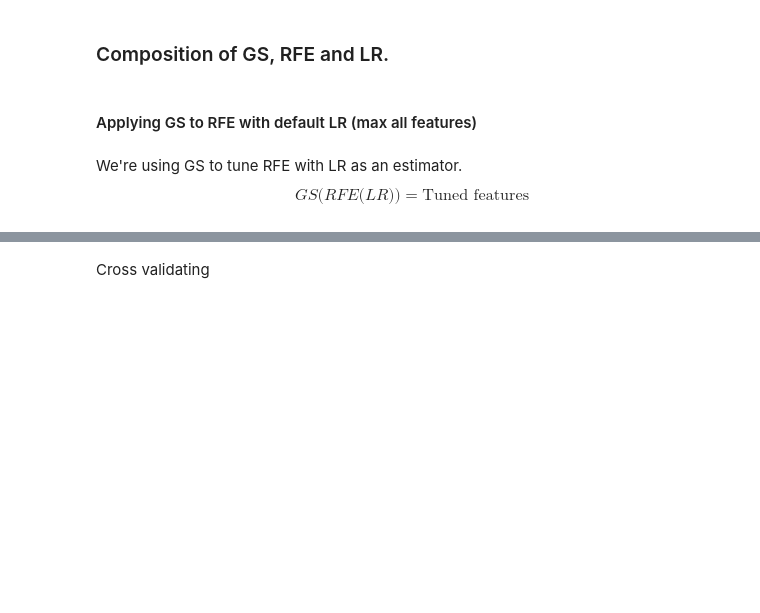
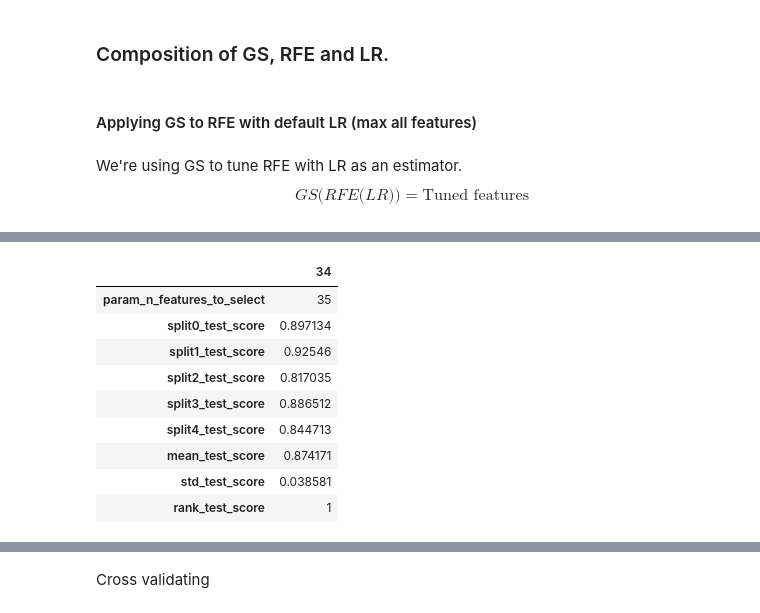
Before and after one commit to walthersy/NSW-house-price, a Jupyter notebook: Chris- Main Notebook.ipynb, the cells around one changed output, grey strips where cells are left out. Cells and saved outputs as stored; diff of their text form; code cells hidden in the pictures; blank space fills up the shorter version.

```diff
--- a/Chris- Main Notebook.ipynb
+++ b/Chris- Main Notebook.ipynb
@@ -890,2 +871,3 @@ testResults.extend([col for col in cvResults.columns if 'test' in col])
 # %%
-cvResults[testResults].head()
+cvTestResults = cvResults[testResults]
+cvTrainResults = cvResults[trainResults]
@@ -898,0 +886,13 @@ cvResults[testResults].head()
+# %%
+cvTestResults[cvTestResults['param_n_features_to_select'] ==gs_nFeatures].T
+# %% [output]
+|  | 34 |
+| param_n_features_to_select | 35 |
+| split0_test_score | 0.897134 |
+| split1_test_score | 0.92546 |
+| split2_test_score | 0.817035 |
+| split3_test_score | 0.886512 |
+| split4_test_score | 0.844713 |
+| mean_test_score | 0.874171 |
+| std_test_score | 0.038581 |
+| rank_test_score | 1 |
```
Also changed, not shown: parts of 60 cells of this notebook.
